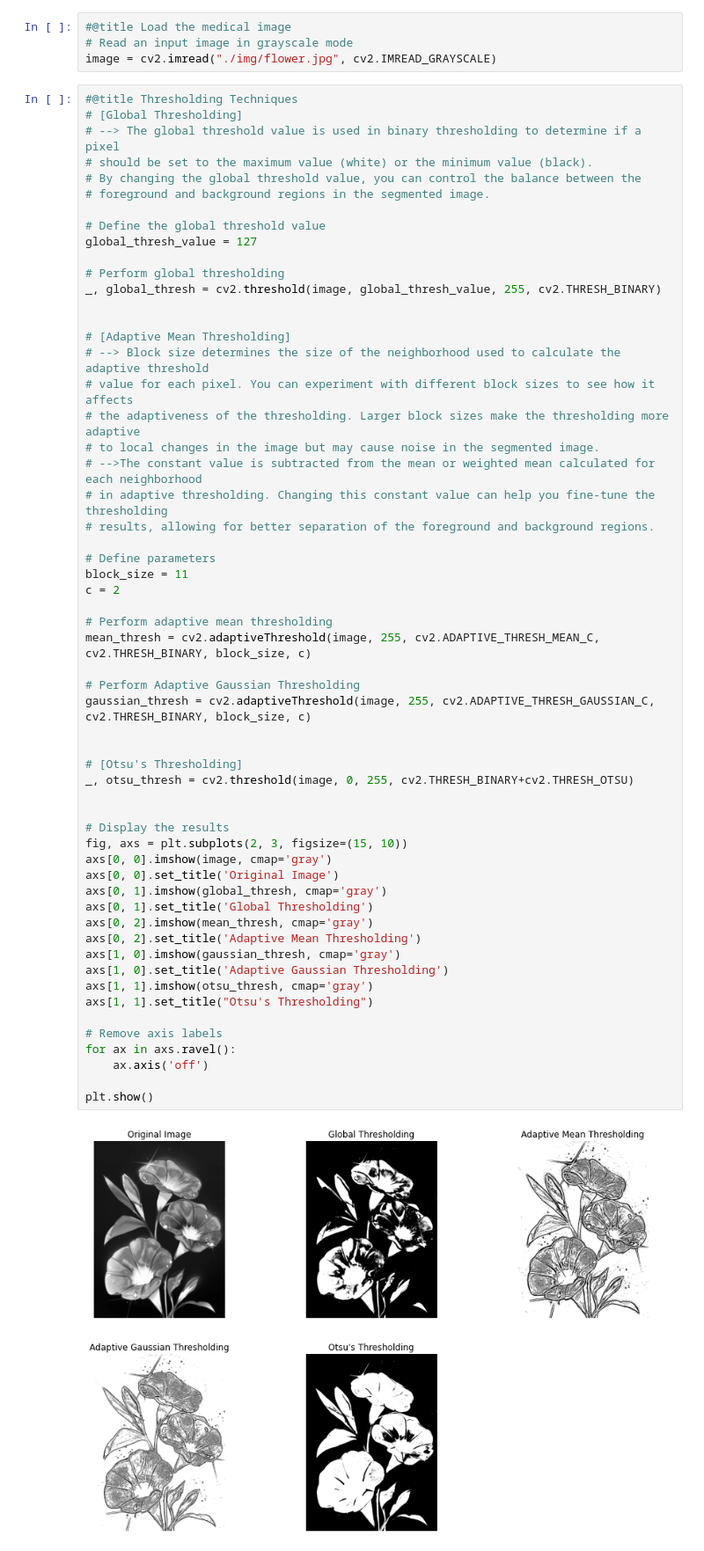
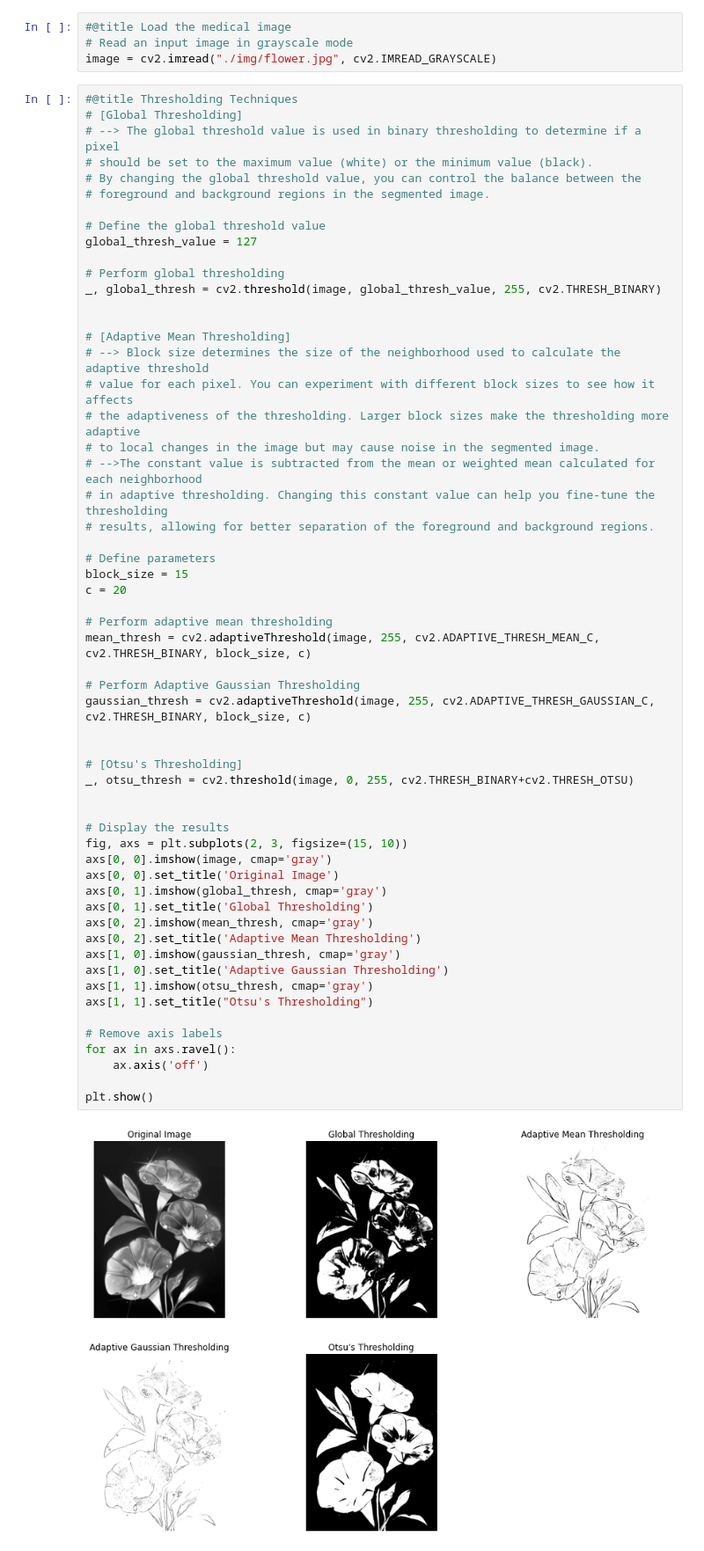
Before and after one commit to kimmchii/cv, a Jupyter notebook: jed/week11/Image_Segmentation_(Public).ipynb, the cells around one changed output. Shown at 88% size. Saved outputs shown, nothing was run; the diff lists cells and outputs as text.

```diff
--- a/jed/week11/Image_Segmentation_(Public).ipynb
+++ b/jed/week11/Image_Segmentation_(Public).ipynb
@@ -38,40 +38,40 @@ _, global_thresh = cv2.threshold(image, global_thresh_value, 255, cv2.THRESH_BIN
 # results, allowing for better separation of the foreground and background regions.
 
 # Define parameters
-block_size = 11
-c = 2
+block_size = 15
+c = 20
 
 # Perform adaptive mean thresholding
 mean_thresh = cv2.adaptiveThreshold(image, 255, cv2.ADAPTIVE_THRESH_MEAN_C, cv2.THRESH_BINARY, block_size, c)
 
 # Perform Adaptive Gaussian Thresholding
 gaussian_thresh = cv2.adaptiveThreshold(image, 255, cv2.ADAPTIVE_THRESH_GAUSSIAN_C, cv2.THRESH_BINARY, block_size, c)
 
 
 # [Otsu's Thresholding]
 _, otsu_thresh = cv2.threshold(image, 0, 255, cv2.THRESH_BINARY+cv2.THRESH_OTSU)
 
 
 # Display the results
 fig, axs = plt.subplots(2, 3, figsize=(15, 10))
 axs[0, 0].imshow(image, cmap='gray')
 axs[0, 0].set_title('Original Image')
 axs[0, 1].imshow(global_thresh, cmap='gray')
 axs[0, 1].set_title('Global Thresholding')
 axs[0, 2].imshow(mean_thresh, cmap='gray')
 axs[0, 2].set_title('Adaptive Mean Thresholding')
 axs[1, 0].imshow(gaussian_thresh, cmap='gray')
 axs[1, 0].set_title('Adaptive Gaussian Thresholding')
 axs[1, 1].imshow(otsu_thresh, cmap='gray')
 axs[1, 1].set_title("Otsu's Thresholding")
 
 # Remove axis labels
 for ax in axs.ravel():
     ax.axis('off')
 
 plt.show()
 # %% [output]
-[figure, old version]
+[figure, new version]
 # %%
 #@title Region Growing (Simple Example)
 def region_growing(img, seed, threshold=10):
```
Also changed, not shown: parts of 2 cells of this notebook, 7 other files.
